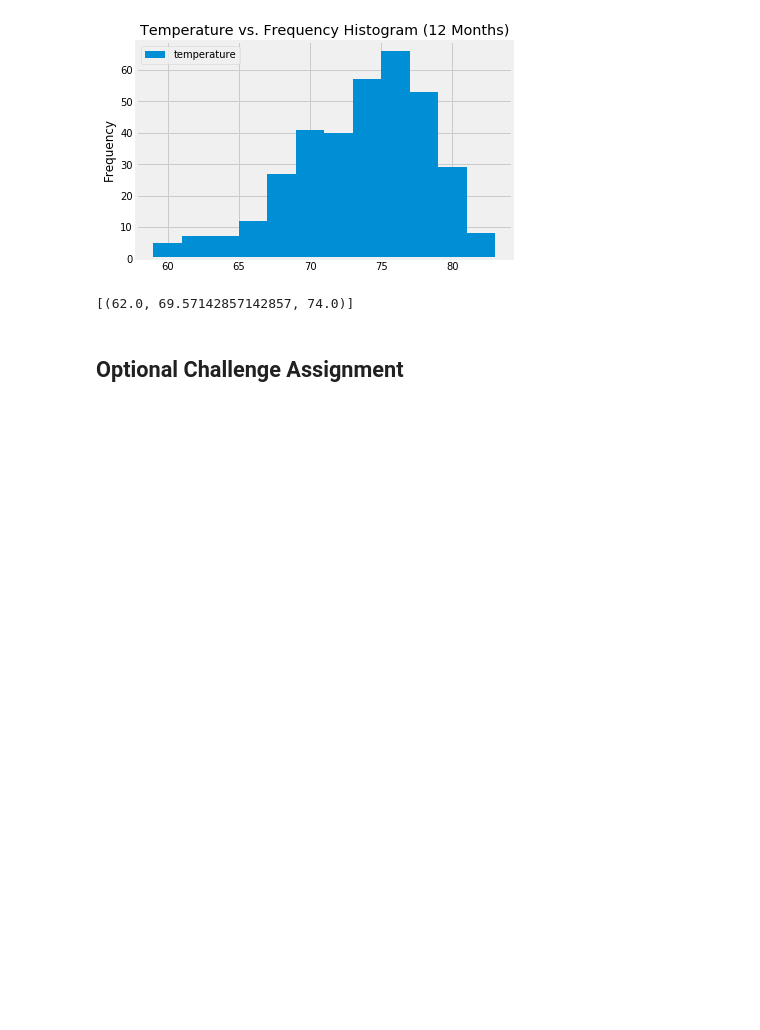
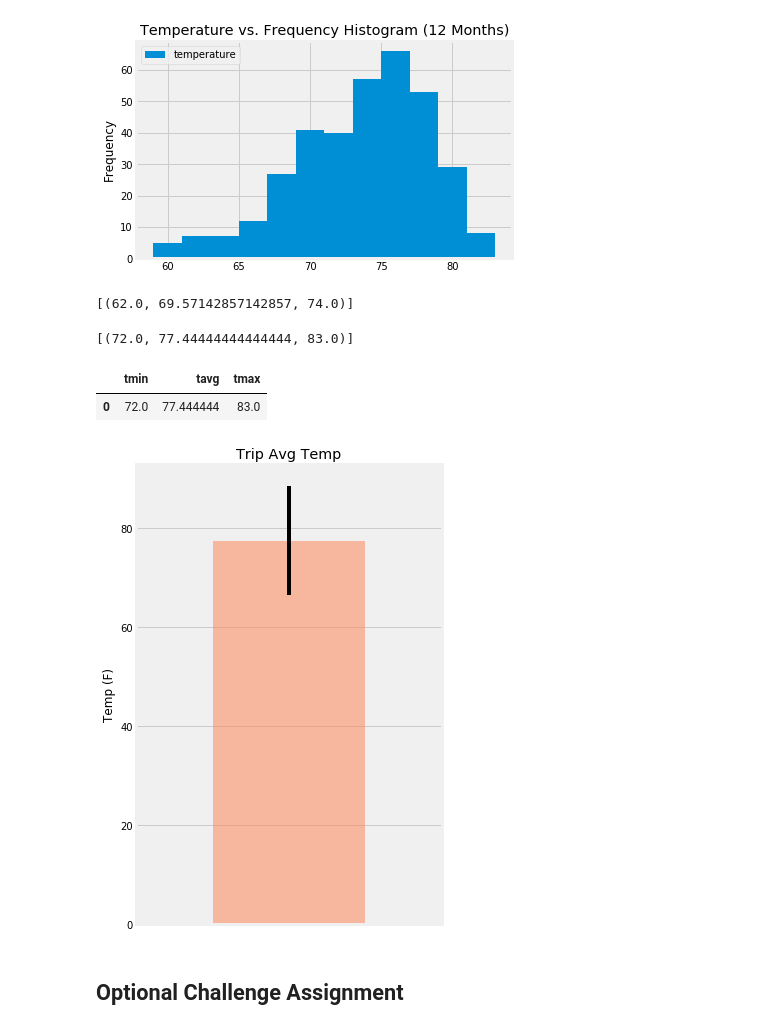
Before and after one commit to danicacodes/Projects, a Jupyter notebook: SQLAlchemy/Climate_Analysis_DR_HW.ipynb, the cells around one changed output. Drawn from its saved outputs; the diff is of its cells as text; code cells hidden in the pictures; blank space fills up the shorter version.

Commit message:
Added calc-temp bar chart

```diff
--- a/SQLAlchemy/Climate_Analysis_DR_HW.ipynb
+++ b/SQLAlchemy/Climate_Analysis_DR_HW.ipynb
@@ -195,11 +195,34 @@ print(calc_temps('2012-02-28', '2012-03-05'))
 # %%
 # Use your previous function `calc_temps` to calculate the tmin, tavg, and tmax
 # for your trip using the previous year's data for those same dates.
+trip_calc = calc_temps("2017-06-01", "2017-06-14-01")
+trip_calc
+# %% [output]
+[(72.0, 77.44444444444444, 83.0)]
+# %%
+trip_calc_df = pd.DataFrame(trip_calc, columns=["tmin", "tavg", "tmax"])
+trip_calc_df
+# %% [output]
+|  | tmin | tavg | tmax |
+| 0 | 72.0 | 77.444444 | 83.0 |
 # %%
 # Plot the results from your previous query as a bar chart.
 # Use "Trip Avg Temp" as your Title
 # Use the average temperature for the y value
 # Use the peak-to-peak (tmax-tmin) value as the y error bar (yerr)
+trip_calc_df.plot.bar(y="tavg", yerr=(trip_calc_df["tmax"] - trip_calc_df["tmin"]), color='coral', alpha=0.5, figsize=(5,7),
+                      title='Trip Avg Temp', legend=None)
+
+
+plt.ylabel("Temp (F)")
+plt.xticks([])
+plt.tight_layout()
+
+# Save Figure & Show
+plt.savefig("Images/tripAVGtemp.png", bbox_inches="tight", transparent=True)
+plt.show()
+# %% [output]
+[figure, added]
 # %%
 # Calculate the total amount of rainfall per weather station for your trip dates using the previous year's matching dates.
 # Sort this in descending order by precipitation amount and list the station, name, latitude, longitude, and elevation
```
Also changed, not shown: parts of 1 cell of this notebook, 1 other file.
